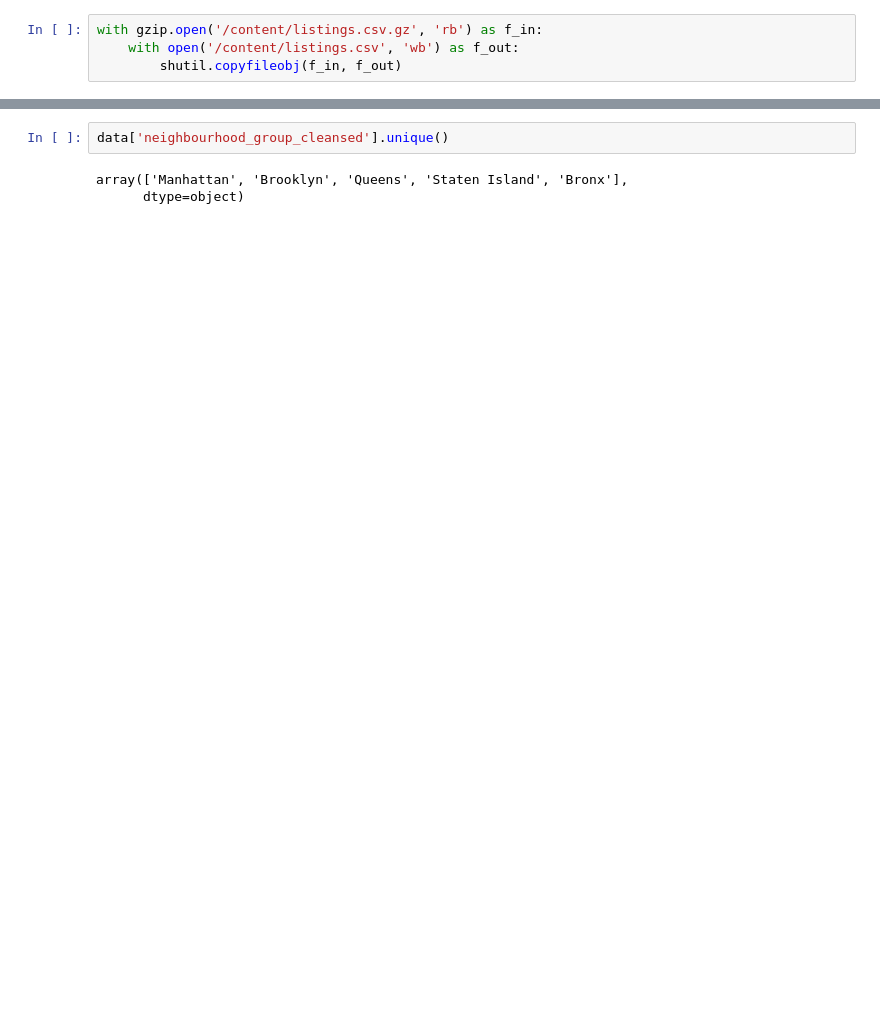
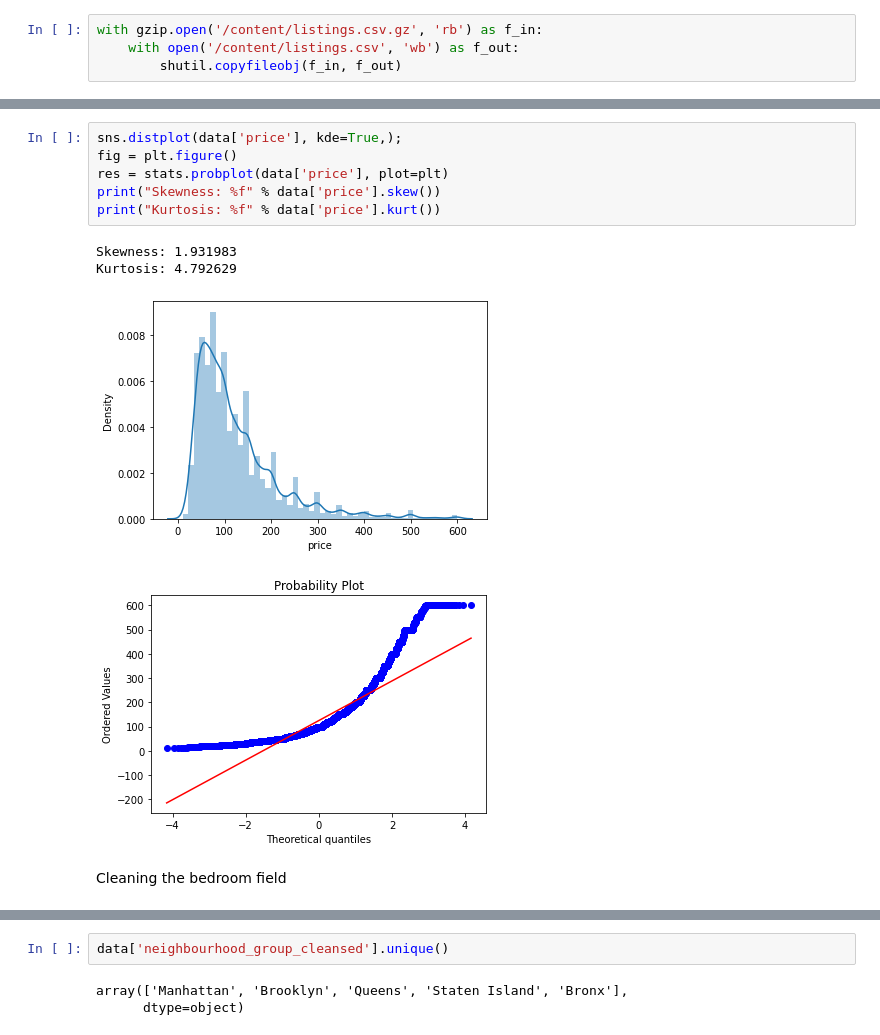
Before and after one commit to mann579/AirBnBMachineLearning, a Jupyter notebook: airbnbdata.ipynb, the cells around one changed output, grey strips where cells are left out. Cells and saved outputs as stored; diff of their text form; blank space fills up the shorter version.

```diff
--- a/airbnbdata.ipynb
+++ b/airbnbdata.ipynb
@@ -76,0 +138,13 @@ data = data[data.price > 0]
+# %%
+sns.distplot(data['price'], kde=True,);
+fig = plt.figure()
+res = stats.probplot(data['price'], plot=plt)
+print("Skewness: %f" % data['price'].skew())
+print("Kurtosis: %f" % data['price'].kurt())
+# %% [output]
+Skewness: 1.931983
+Kurtosis: 4.792629
+[figure, added]
+[figure, added]
+# %% [markdown]
+Cleaning the bedroom field
```
Also changed, not shown: parts of 73 cells of this notebook, 1 other file.
